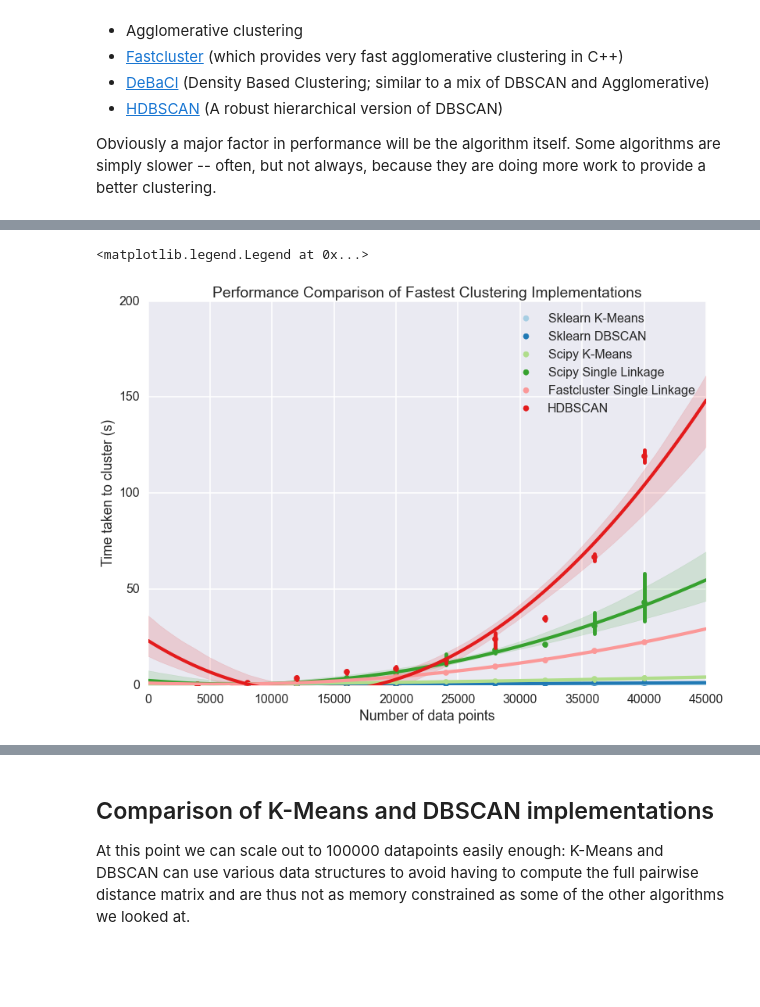
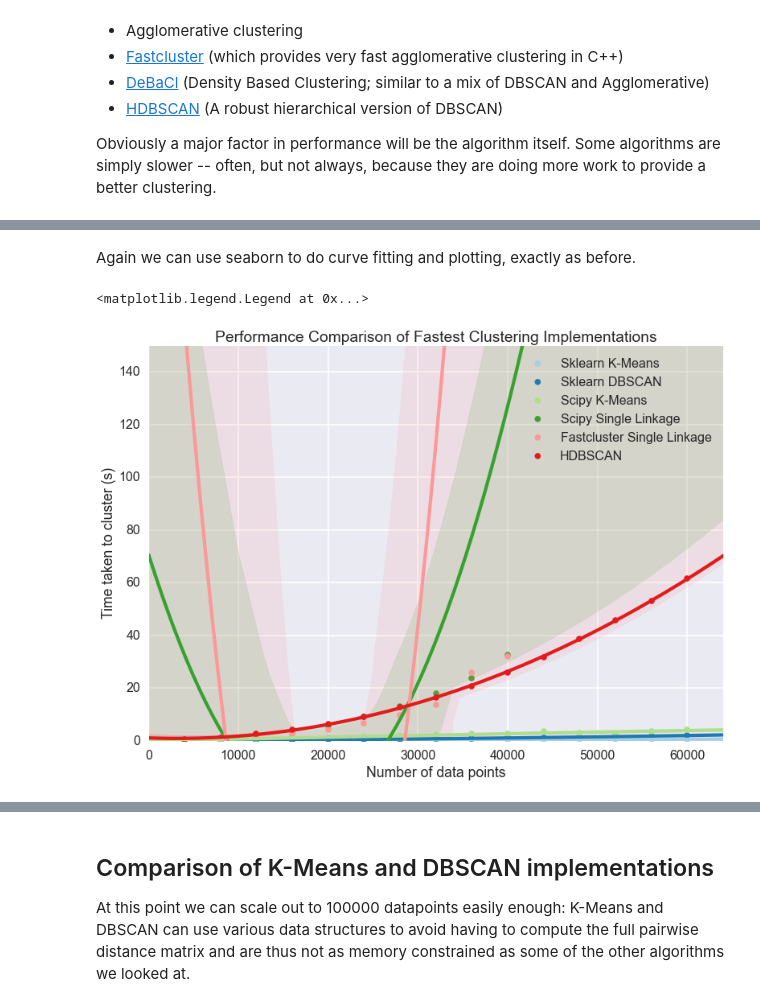
Before and after one commit to scikit-learn-contrib/hdbscan, a Jupyter notebook: notebooks/Benchmarking scalability of clustering implementations.ipynb, the cells around one changed output, grey strips where cells are left out. Cells and saved outputs as stored; diff of their text form; code cells hidden in the pictures; blank space fills up the shorter version.

Commit message:
Update with new data and some table of coffee timings.

```diff
--- a/notebooks/Benchmarking scalability of clustering implementations.ipynb
+++ b/notebooks/Benchmarking scalability of clustering implementations.ipynb
@@ -48,6 +48,6 @@ In the end this all amounts to a fairly straightforward set of nested loops (ove
 # %%
 def benchmark_algorithm(dataset_sizes, cluster_function, function_args, function_kwds,
-                        dataset_dimension=10, dataset_n_clusters=10, max_time=60, sample_size=8):
+                        dataset_dimension=10, dataset_n_clusters=10, max_time=45, sample_size=2):
 
     # Initialize the result with NaNs so that any unfilled entries
     # will be considered NULL when we convert to a pandas dataframe at the end
@@ -145,32 +145,40 @@ Let's compare the six fastest implementations now. We can scale out a little fur
 # %%
-large_dataset_sizes = np.arange(1,11) * 4000
+large_dataset_sizes = np.arange(1,16) * 4000
 
 hdbscan_ = hdbscan.HDBSCAN()
-large_hdbscan_data = benchmark_algorithm(large_dataset_sizes, hdbscan_.fit, (), {}, max_time=180, sample_size=5)
+large_hdbscan_data = benchmark_algorithm(large_dataset_sizes,
+                                         hdbscan_.fit, (), {}, max_time=90, sample_size=1)
 
 k_means = sklearn.cluster.KMeans(10)
-large_k_means_data = benchmark_algorithm(large_dataset_sizes, k_means.fit, (), {}, max_time=180, sample_size=5)
+large_k_means_data = benchmark_algorithm(large_dataset_sizes,
+                                         k_means.fit, (), {}, max_time=90, sample_size=1)
 
 dbscan = sklearn.cluster.DBSCAN()
-large_dbscan_data = benchmark_algorithm(large_dataset_sizes, dbscan.fit, (), {}, max_time=180, sample_size=5)
+large_dbscan_data = benchmark_algorithm(large_dataset_sizes,
+                                        dbscan.fit, (), {}, max_time=90, sample_size=1)
 
-large_fastclust_data = benchmark_algorithm(large_dataset_sizes, fastcluster.single, (), {}, max_time=180, sample_size=5)
+large_fastclust_data = benchmark_algorithm(large_dataset_sizes,
+                                           fastcluster.single, (), {}, max_time=90, sample_size=1)
 
-large_scipy_k_means_data = benchmark_algorithm(large_dataset_sizes, scipy.cluster.vq.kmeans, (10,), {}, max_time=180, sample_size=5)
+large_scipy_k_means_data = benchmark_algorithm(large_dataset_sizes,
+                                               scipy.cluster.vq.kmeans, (10,), {}, max_time=90, sample_size=1)
 
-large_scipy_single_data = benchmark_algorithm(large_dataset_sizes, scipy.cluster.hierarchy.single, (), {}, max_time=180, sample_size=5)
+large_scipy_single_data = benchmark_algorithm(large_dataset_sizes,
+                                              scipy.cluster.hierarchy.single, (), {}, max_time=90, sample_size=1)
+# %% [markdown]
+Again we can use seaborn to do curve fitting and plotting, exactly as before.
 # %%
 sns.regplot(x='x', y='y', data=large_k_means_data, order=2, label='Sklearn K-Means', x_estimator=np.mean)
 sns.regplot(x='x', y='y', data=large_dbscan_data, order=2, label='Sklearn DBSCAN', x_estimator=np.mean)
 sns.regplot(x='x', y='y', data=large_scipy_k_means_data, order=2, label='Scipy K-Means', x_estimator=np.mean)
 sns.regplot(x='x', y='y', data=large_scipy_single_data, order=2, label='Scipy Single Linkage', x_estimator=np.mean)
 sns.regplot(x='x', y='y', data=large_fastclust_data, order=2, label='Fastcluster Single Linkage', x_estimator=np.mean)
 sns.regplot(x='x', y='y', data=large_hdbscan_data, order=2, label='HDBSCAN', x_estimator=np.mean)
-plt.gca().axis([0, 45000, 0, 200])
+plt.gca().axis([0, 64000, 0, 150])
 plt.gca().set_xlabel('Number of data points')
 plt.gca().set_ylabel('Time taken to cluster (s)')
 plt.title('Performance Comparison of Fastest Clustering Implementations')
 plt.legend()
 # %% [output]
 <matplotlib.legend.Legend at 0x...>
-[figure, old version]
+[figure, new version]
```
Also changed, not shown: parts of 26 cells of this notebook.
